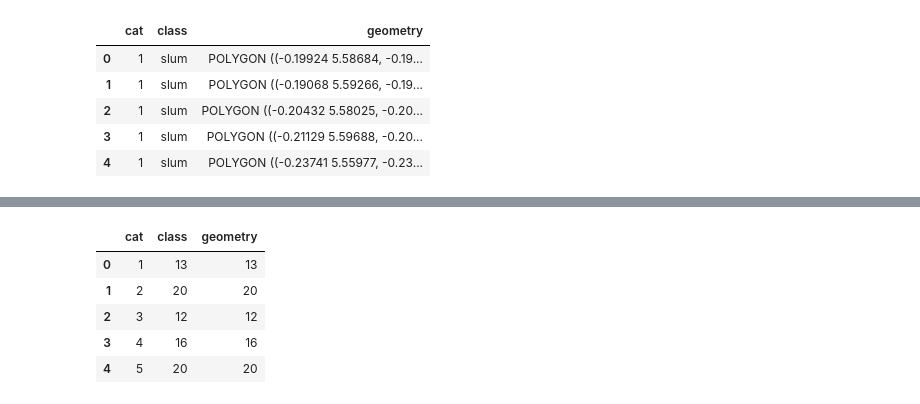
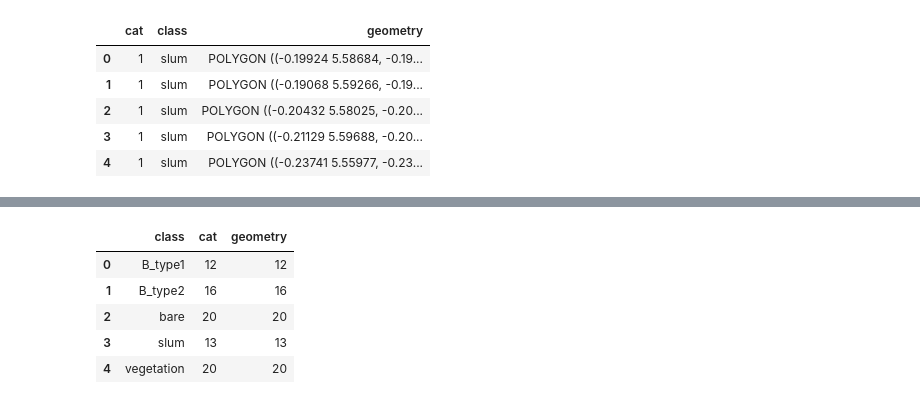
Before and after one commit to rad15f/Geospatial-Slum-Prediction-Ghana, a Jupyter notebook: debug.ipynb, the cells around one changed output, grey strips where cells are left out. Saved outputs shown, nothing was run; the diff lists cells and outputs as text; code cells hidden in the pictures.

```diff
--- a/debug.ipynb
+++ b/debug.ipynb
@@ -57,12 +56,12 @@ plt.show()
 # %%
-lc.groupby(['cat'],as_index=False).agg('count')
+lc.groupby(['class'],as_index=False).agg('count')
 # %% [output]
-|  | cat | class | geometry |
-| 0 | 1 | 13 | 13 |
-| 1 | 2 | 20 | 20 |
-| 2 | 3 | 12 | 12 |
-| 3 | 4 | 16 | 16 |
-| 4 | 5 | 20 | 20 |
+|  | class | cat | geometry |
+| 0 | B_type1 | 12 | 12 |
+| 1 | B_type2 | 16 | 16 |
+| 2 | bare | 20 | 20 |
+| 3 | slum | 13 | 13 |
+| 4 | vegetation | 20 | 20 |
 # %%
 from glob import glob
 
```
Also changed, not shown: parts of 33 cells of this notebook, 2 other files.
